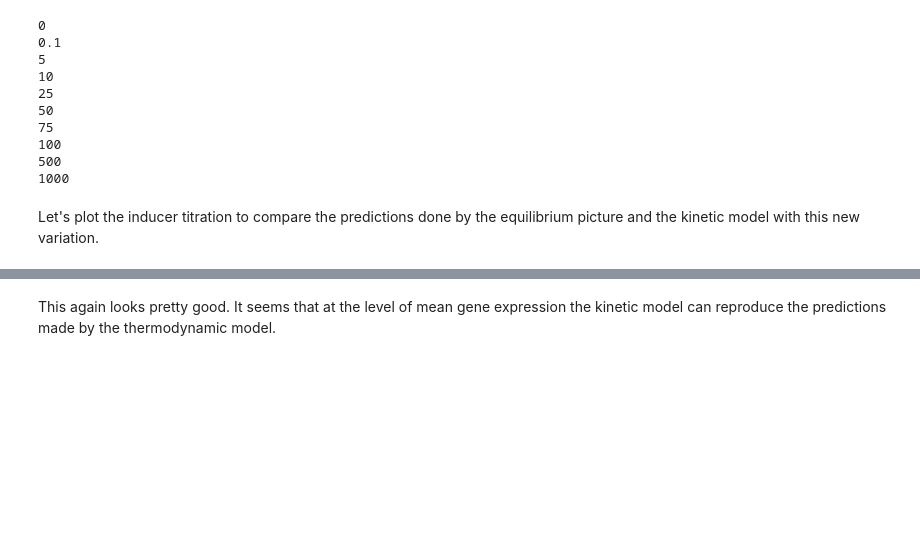
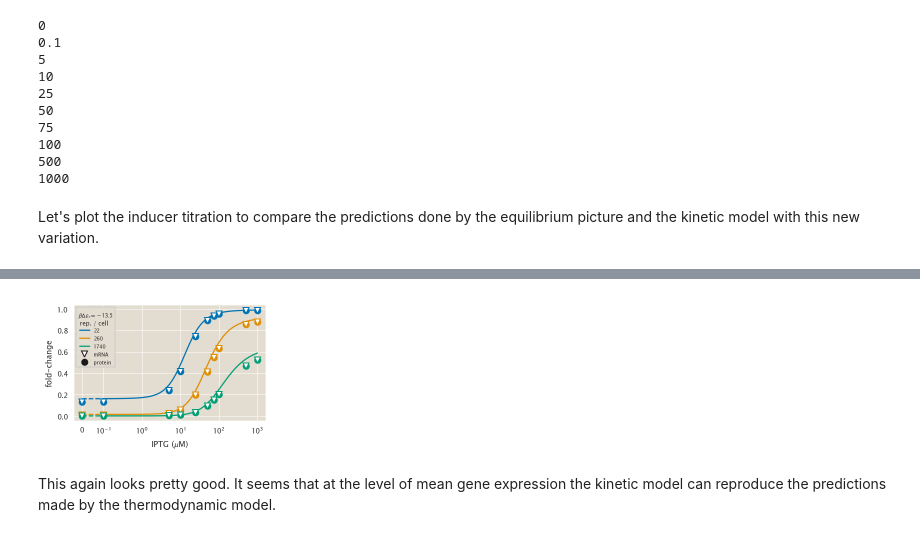
Before and after one commit to RPGroup-PBoC/chann_cap, a Jupyter notebook: src/theory/moment_dynamics_cell_division.ipynb, the cells around one changed output, grey strips where cells are left out. Drawn from its saved outputs; the diff is of its cells as text; code cells hidden in the pictures; blank space fills up the shorter version.

```diff
--- a/src/theory/moment_dynamics_cell_division.ipynb
+++ b/src/theory/moment_dynamics_cell_division.ipynb
@@ -1078,7 +1099,8 @@ for i, (rep, data) in enumerate(df_group):
     # Compute thermodynamic fold-change
     fc_thermo = (1 + rep / Nns * ccutils.model.p_act(iptg, ka, ki, epsilon) *
                  np.exp(- data.energy.unique()[0]))**-1
-    fc_thermo_lin = (1 + rep / Nns * ccutils.model.p_act(iptg_lin, ka, ki, epsilon) *
+    fc_thermo_lin = (1 + rep / Nns * ccutils.model.p_act(iptg_lin,
+                                                         ka, ki, epsilon) *
                  np.exp(- data.energy.unique()[0]))**-1
 
     # Plot thermodynamic fold-change prediction
@@ -1117,5 +1139,4 @@ plt.setp(legend.get_title(),fontsize=6)
 # Save figure
 plt.tight_layout()
 plt.savefig(figdir + 'IPTG_titration.pdf', bbox_inches='tight')
-plt.savefig(figdir + 'IPTG_titration.svg', bbox_inches='tight')
 # %% [output]
@@ -1123,3 +1143,4 @@ plt.savefig(figdir + 'IPTG_titration.svg', bbox_inches='tight')
+[figure, added]
 # %% [markdown]
 This again looks pretty good. It seems that at the level of mean gene expression the kinetic model can reproduce the predictions made by the thermodynamic model.
 # %% [markdown]
```
Also changed, not shown: parts of 26 cells of this notebook.
